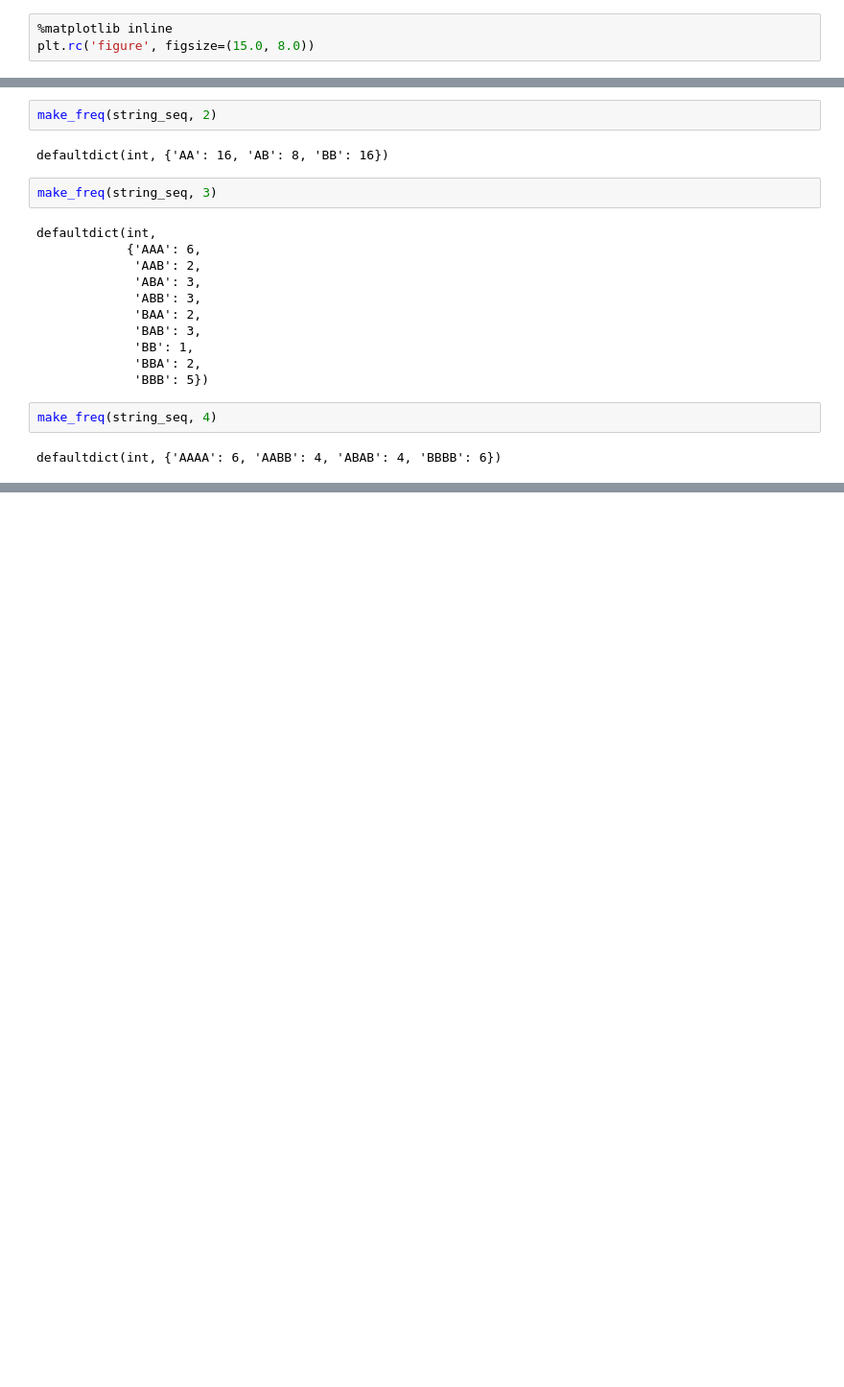
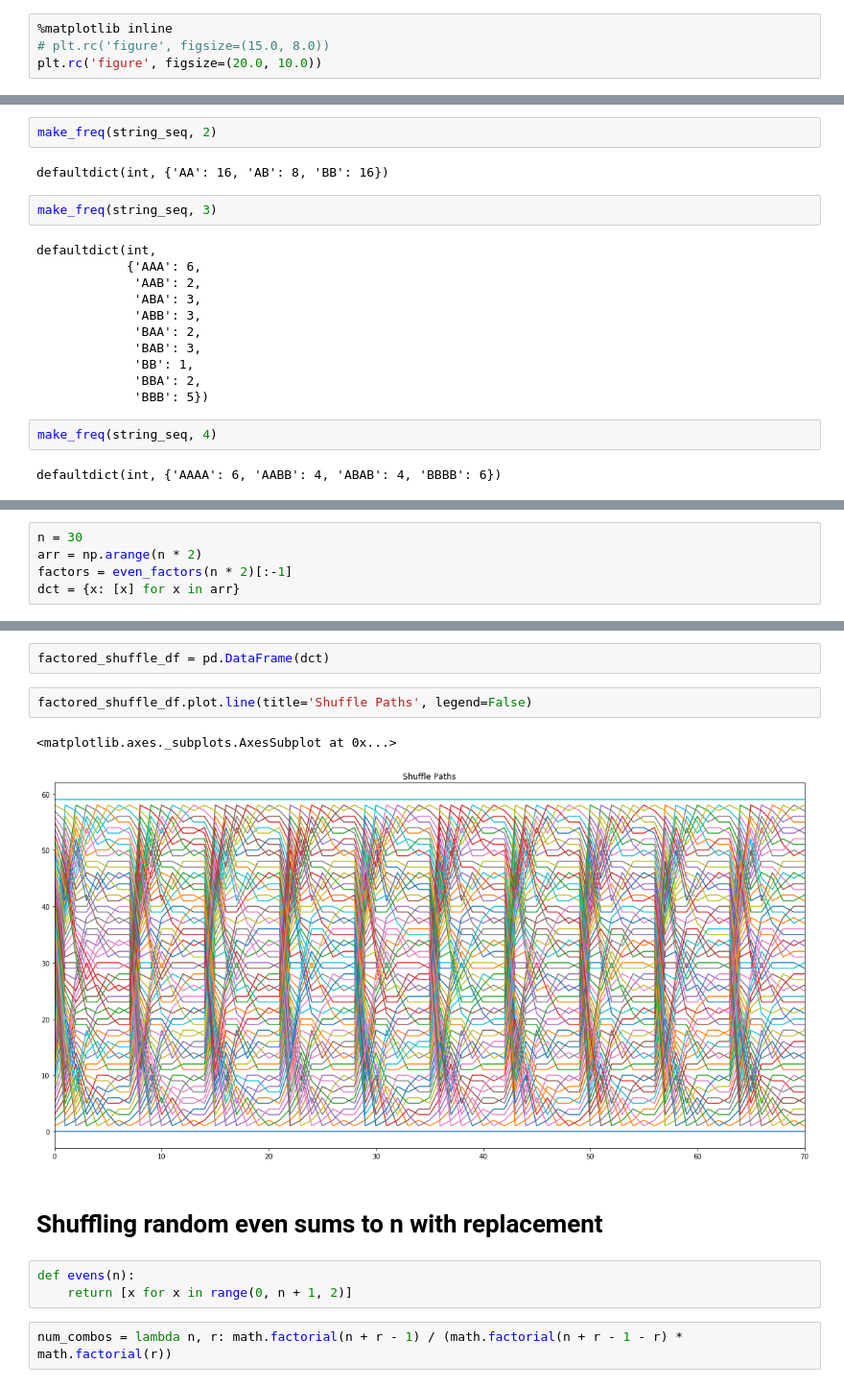
Before and after one commit to jonathanrfox/notebooks, a Jupyter notebook: perfect_shuffle.ipynb, the cells around one changed output, grey strips where cells are left out. Shown at 96% size. Drawn from its saved outputs; the diff is of its cells as text; blank space fills up the shorter version.

Commit message:
added more experiments in shuffle notebook

```diff
--- a/perfect_shuffle.ipynb
+++ b/perfect_shuffle.ipynb
@@ -10,5 +12,6 @@ import pandas as pd
 pd.set_option('notebook_repr_html', False)
 # %%
 %matplotlib inline
-plt.rc('figure', figsize=(15.0, 8.0))
+# plt.rc('figure', figsize=(15.0, 8.0))
+plt.rc('figure', figsize=(20.0, 10.0))
 # %%
@@ -216,0 +241,5 @@ defaultdict(int, {'AAAA': 6, 'AABB': 4, 'ABAB': 4, 'BBBB': 6})
+# %%
+n = 30
+arr = np.arange(n * 2)
+factors = even_factors(n * 2)[:-1]
+dct = {x: [x] for x in arr}
@@ -216,0 +257,14 @@ defaultdict(int, {'AAAA': 6, 'AABB': 4, 'ABAB': 4, 'BBBB': 6})
+# %%
+factored_shuffle_df = pd.DataFrame(dct)
+# %%
+factored_shuffle_df.plot.line(title='Shuffle Paths', legend=False)
+# %% [output]
+<matplotlib.axes._subplots.AxesSubplot at 0x...>
+[figure, added]
+# %% [markdown]
+# Shuffling random even sums to n with replacement
+# %%
+def evens(n):
+    return [x for x in range(0, n + 1, 2)]
+# %%
+num_combos = lambda n, r: math.factorial(n + r - 1) / (math.factorial(n + r - 1 - r) * math.factorial(r))
```
Also changed, not shown: parts of 14 cells of this notebook, 1 other file.
